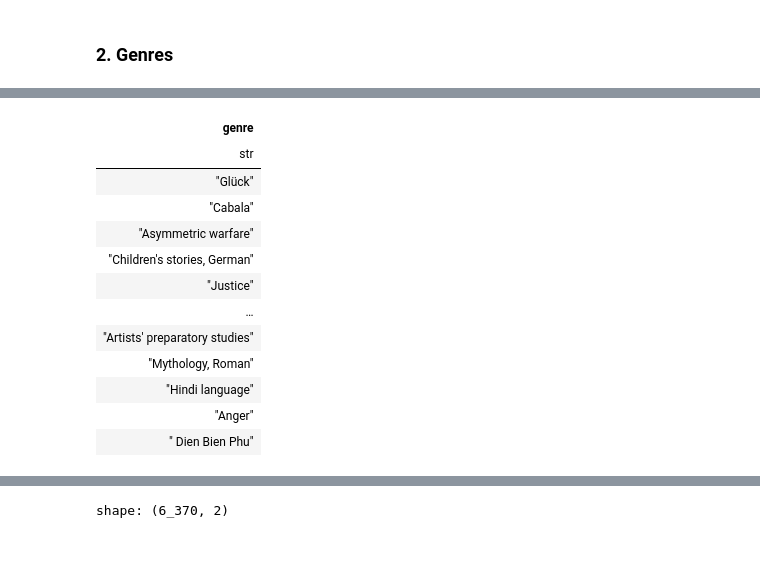
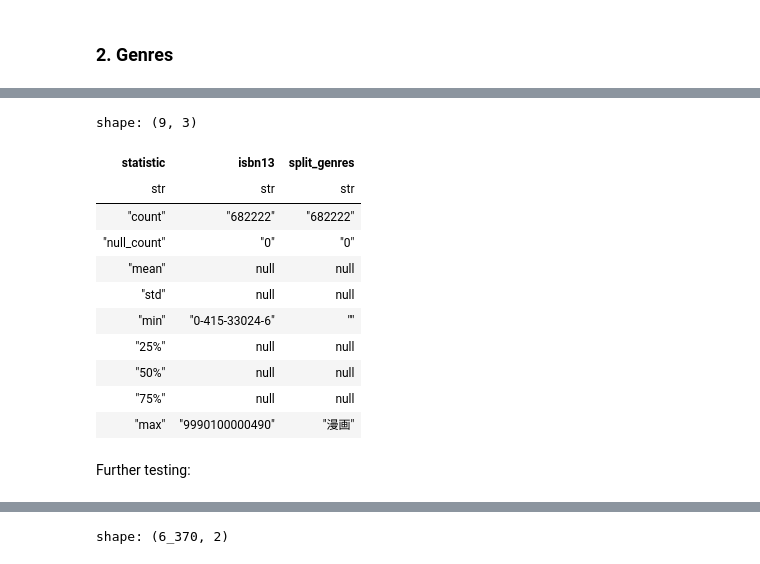
Before and after one commit to hwangisgone/book-rec-2, a Jupyter notebook: data-pipeline/merge_clean.ipynb, the cells around one changed output, grey strips where cells are left out. Drawn from its saved outputs; the diff is of its cells as text; code cells hidden in the pictures.

```diff
--- a/data-pipeline/merge_clean.ipynb
+++ b/data-pipeline/merge_clean.ipynb
@@ -263,6 +276,6 @@ merged_books_deduplicated.write_csv('datalake/clean_merge/books.csv')
 hardcover_genre_df = pl.read_csv('datalake/hardcover/hardcover_book_genre.csv', schema={
     "id": pl.String,
     "genre": pl.String,
-})
+}).rename({'id':'isbn13'})
 hardcover_genre_df
 # %% [output]
@@ -283,4 +296,20 @@ shape: (285_813, 2)
 # %%
-goodreads_genre_df = pl.read_csv('datalake/clean/genres.csv').rename({"name":"genre"})
+goodreads_genre_df = pl.read_csv('datalake/clean/cleaned_books_genres_data.csv').rename({"genre_name":"genre"})
+
+# Strip leading quotes
+goodreads_genre_df = goodreads_genre_df.with_columns(
+    # Split isbn13 that isn't normal
+    pl.col('isbn13')
+    .str.split(',')
+    .list.eval(pl.element().str.strip_chars())
+).explode('isbn13').with_columns(
+    # Strip quotes '
+    [
+        pl.col(col).str.strip_chars("'").str.strip_chars('"').alias(col)
+        for col in goodreads_genre_df.columns if goodreads_genre_df.schema[col] == pl.Utf8
+    ]
+# Remove 'None' and stuffs
+).filter(pl.col("isbn13").str.len_chars() == 13)
+
 goodreads_genre_df
 # %% [output]
@@ -301,9 +330,19 @@ shape: (1_022, 2)
 # %%
 merged_genres = pl.concat([
-    goodreads_genre_df.select("genre"),
-    hardcover_genre_df.select("genre")
+    goodreads_genre_df.select(["isbn13","genre"]),
+    hardcover_genre_df.select(["isbn13","genre"])
 ], how="vertical_relaxed")
 
-merged_genres = merged_genres.unique()
-merged_genres
+print("Before: ", merged_genres.shape)
+
+merged_genres_stripped = merged_genres.with_columns(
+    merged_genres['genre']
+    .str.replace_all(r'[\/,]| - ','|')
+    .str.split('|')
+    .list.eval(pl.element().str.strip_chars())
+    .alias('split_genres')
+).explode('split_genres').drop('genre').unique()
+
+print(merged_genres_stripped)
+merged_genres_stripped.describe()
 # %% [output]
@@ -311,13 +368,12 @@ shape: (6_905, 1)
+shape: (9, 3)
-| genre |
-| str |
-| "Glück" |
-| "Cabala" |
-| "Asymmetric warfare" |
-| "Children's stories, German" |
-| "Justice" |
-| … |
-| "Artists' preparatory studies" |
-| "Mythology, Roman" |
-| "Hindi language" |
-| "Anger" |
-| " Dien Bien Phu" |
+| statistic | isbn13 | split_genres |
+| str | str | str |
+| "count" | "682222" | "682222" |
+| "null_count" | "0" | "0" |
+| "mean" | null | null |
+| "std" | null | null |
+| "min" | "0-415-33024-6" | "" |
+| "25%" | null | null |
+| "50%" | null | null |
+| "75%" | null | null |
+| "max" | "9990100000490" | "漫画" |
@@ -324 +382,3 @@ shape: (6_905, 1)
+# %% [markdown]
+Further testing:
 # %%
```
Also changed, not shown: parts of 20 cells of this notebook, 2 other files.
